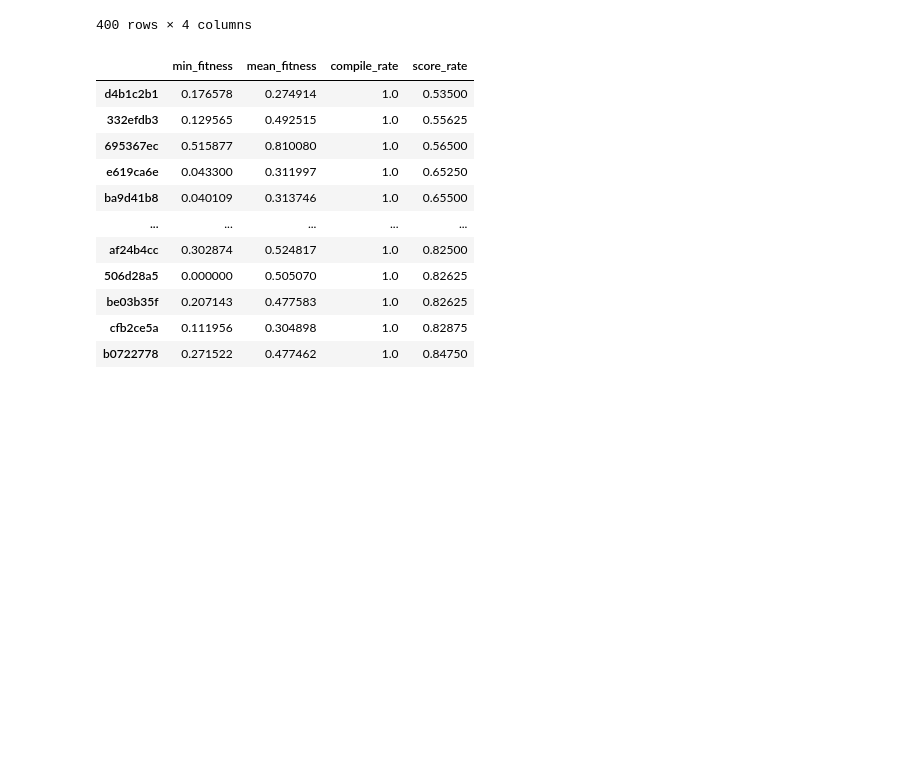
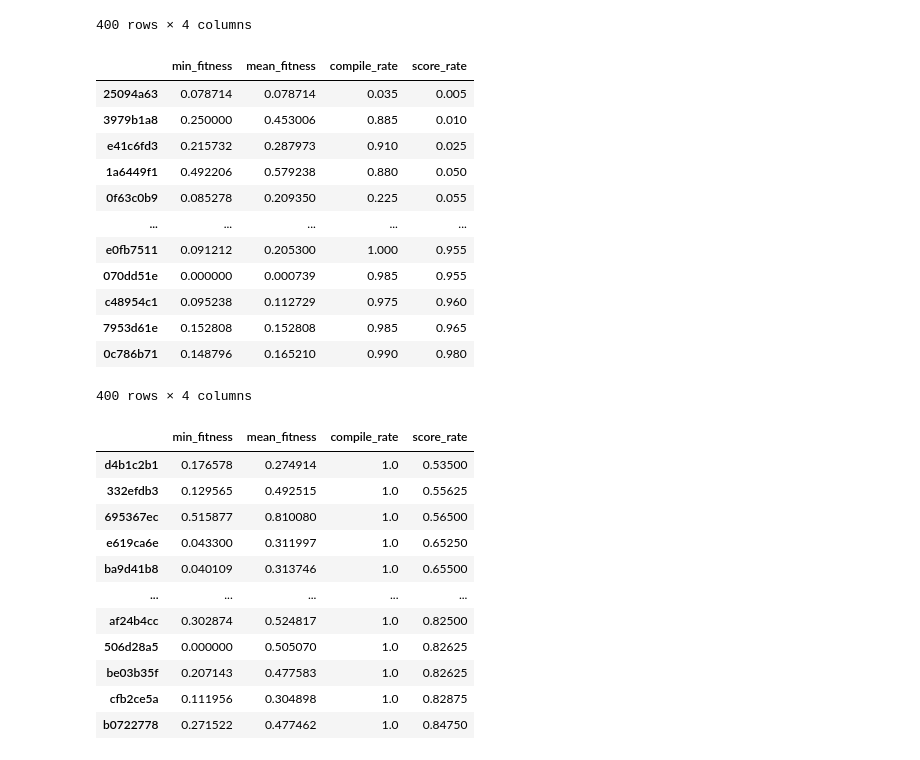
Before and after one commit to AmziJeffs/ARCPrize2024, a Jupyter notebook: genetic algorithm/fitness data charts.ipynb, the cells around one changed output. Drawn from its saved outputs; the diff is of its cells as text; code cells hidden in the pictures; blank space fills up the shorter version.

```diff
--- a/genetic algorithm/fitness data charts.ipynb
+++ b/genetic algorithm/fitness data charts.ipynb
@@ -625,6 +649,22 @@ v6_summary.sort_values(by = 'score_rate')
 | c48954c1 | 0.095238 | 0.105995 | 0.980392 | 0.955882 |
 | 7953d61e | 0.152808 | 0.152808 | 0.975490 | 0.960784 |
 400 rows × 4 columns
+# %%
+v7_summary.sort_values(by = 'score_rate')
+# %% [output]
+|  | min_fitness | mean_fitness | compile_rate | score_rate |
+| 25094a63 | 0.078714 | 0.078714 | 0.035 | 0.005 |
+| 3979b1a8 | 0.250000 | 0.453006 | 0.885 | 0.010 |
+| e41c6fd3 | 0.215732 | 0.287973 | 0.910 | 0.025 |
+| 1a6449f1 | 0.492206 | 0.579238 | 0.880 | 0.050 |
+| 0f63c0b9 | 0.085278 | 0.209350 | 0.225 | 0.055 |
+| ... | ... | ... | ... | ... |
+| e0fb7511 | 0.091212 | 0.205300 | 1.000 | 0.955 |
+| 070dd51e | 0.000000 | 0.000739 | 0.985 | 0.955 |
+| c48954c1 | 0.095238 | 0.112729 | 0.975 | 0.960 |
+| 7953d61e | 0.152808 | 0.152808 | 0.985 | 0.965 |
+| 0c786b71 | 0.148796 | 0.165210 | 0.990 | 0.980 |
+400 rows × 4 columns
 # %%
 baseline_summary.sort_values(by = 'score_rate')
 # %% [output]
```
Also changed, not shown: parts of 21 cells of this notebook.
